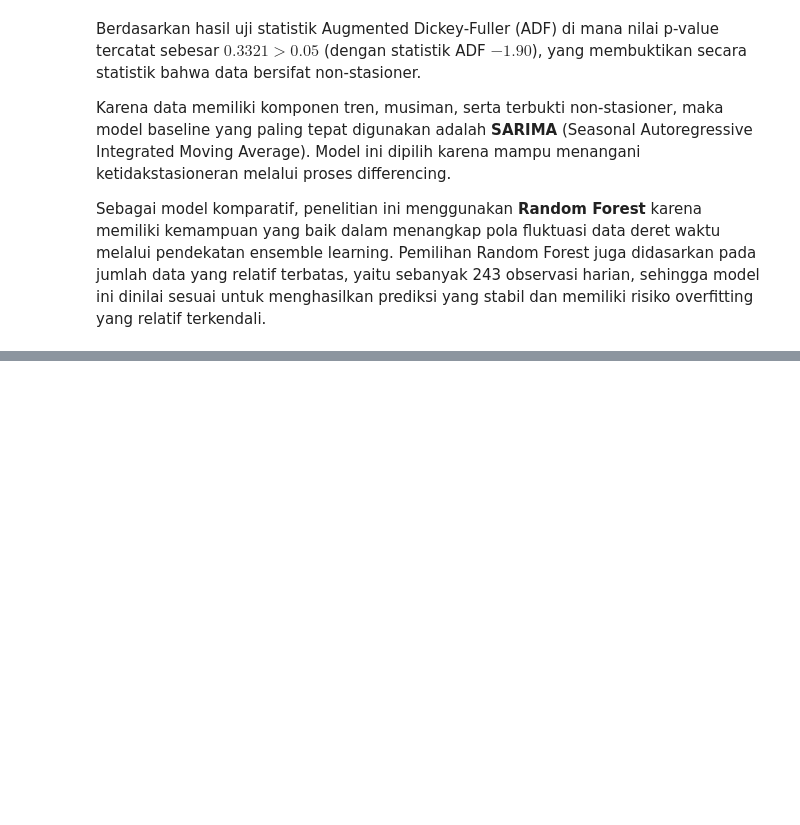
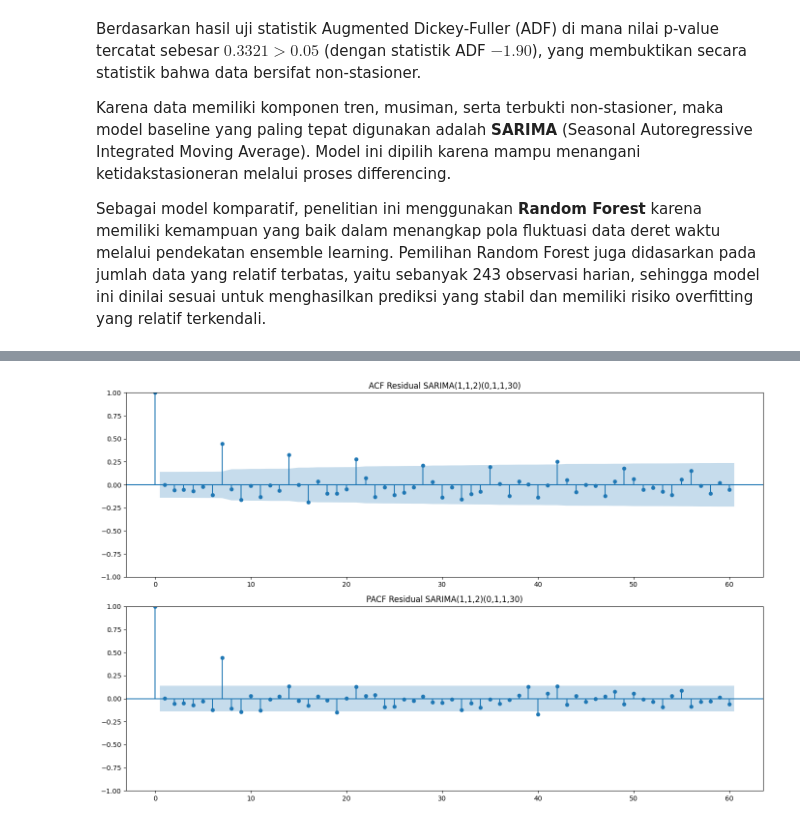
Before and after one commit to LffaZ/blood-donor-deferral-forecasting, a Jupyter notebook: 24083010033_Donor_Forecasting.ipynb, the cells around one changed output, grey strips where cells are left out. Drawn from its saved outputs; the diff is of its cells as text; code cells hidden in the pictures; blank space fills up the shorter version.

```diff
--- a/24083010033_Donor_Forecasting.ipynb
+++ b/24083010033_Donor_Forecasting.ipynb
@@ -94,0 +103,4 @@ Sebagai model komparatif, penelitian ini menggunakan **Random Forest** karena me
+# %%
+df = df.sort_index()
+df.index = pd.DatetimeIndex(df.index)
+df = df.asfreq('D')
@@ -94,0 +338,10 @@ Sebagai model komparatif, penelitian ini menggunakan **Random Forest** karena me
+# %%
+best_model = SARIMAX(
+    train,
+    order=(1, 1, 2),
+    seasonal_order=(0, 1, 1, 30),
+    enforce_stationarity=False,
+    enforce_invertibility=False
+).fit(disp=False, maxiter=500)
+
+print(best_model.summary())
@@ -94,0 +366,14 @@ Sebagai model komparatif, penelitian ini menggunakan **Random Forest** karena me
+# %%
+resid = best_model.resid.dropna()
+fig, ax = plt.subplots(2, 1, figsize=(14, 9))
+
+plot_acf(resid, lags=60, ax=ax[0])
+ax[0].set_title('ACF Residual SARIMA(1,1,2)(0,1,1,30)')
+
+plot_pacf(resid, lags=60, ax=ax[1], method='ywm')
+ax[1].set_title('PACF Residual SARIMA(1,1,2)(0,1,1,30)')
+
+plt.tight_layout()
+plt.show()
+# %% [output]
+[figure, added]
```
Also changed, not shown: parts of 14 cells of this notebook.
